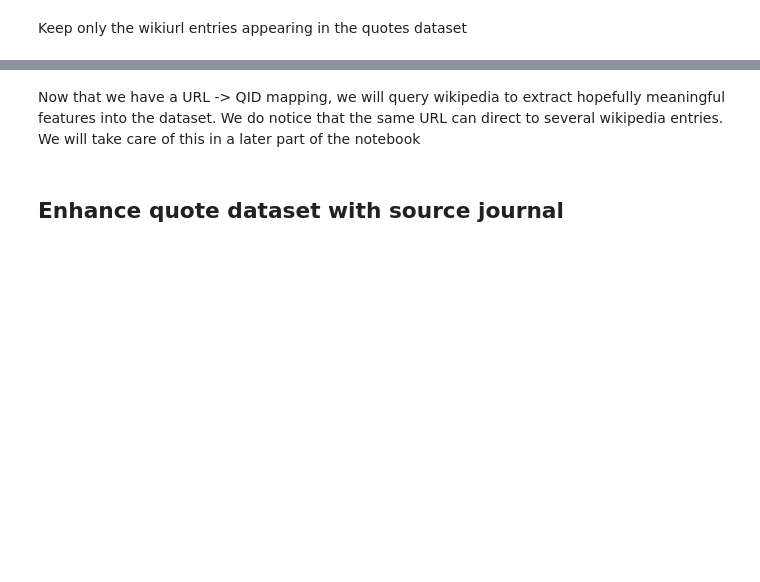
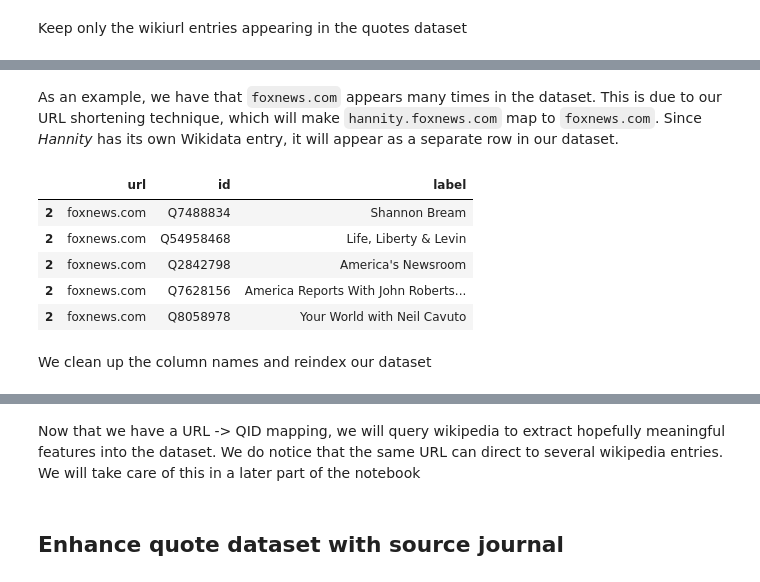
Before and after one commit to epfl-ada/ada-2021-project-improvise-adapt-overcome, a Jupyter notebook: src/wikidata-handling.ipynb, the cells around one changed output, grey strips where cells are left out. Cells and saved outputs as stored; diff of their text form; code cells hidden in the pictures; blank space fills up the shorter version.

```diff
--- a/src/wikidata-handling.ipynb
+++ b/src/wikidata-handling.ipynb
@@ -192,3 +225,16 @@ journals.query('url == "foxnews.com"').head()
+# %% [markdown]
+As an example, we have that `foxnews.com` appears many times in the dataset. This is due to our URL shortening technique, which will make `hannity.foxnews.com` map to `foxnews.com`. Since _Hannity_ has its own Wikidata entry, it will appear as a separate row in our dataset.
+# %%
+journals.query('url == "foxnews.com"').sample(5)
+# %% [output]
+|  | url | id | label |
+| 2 | foxnews.com | Q7488834 | Shannon Bream |
+| 2 | foxnews.com | Q54958468 | Life, Liberty & Levin |
+| 2 | foxnews.com | Q2842798 | America's Newsroom |
+| 2 | foxnews.com | Q7628156 | America Reports With John Roberts... |
+| 2 | foxnews.com | Q8058978 | Your World with Neil Cavuto |
+# %% [markdown]
+We clean up the column names and reindex our dataset
 # %%
 journals.rename(columns={'url': 'journal', 'id': 'journal_id', 'label': 'journal_label'}, inplace=True)
 journals.set_index('journal', inplace=True)
```
Also changed, not shown: parts of 28 cells of this notebook, 4 other files.
